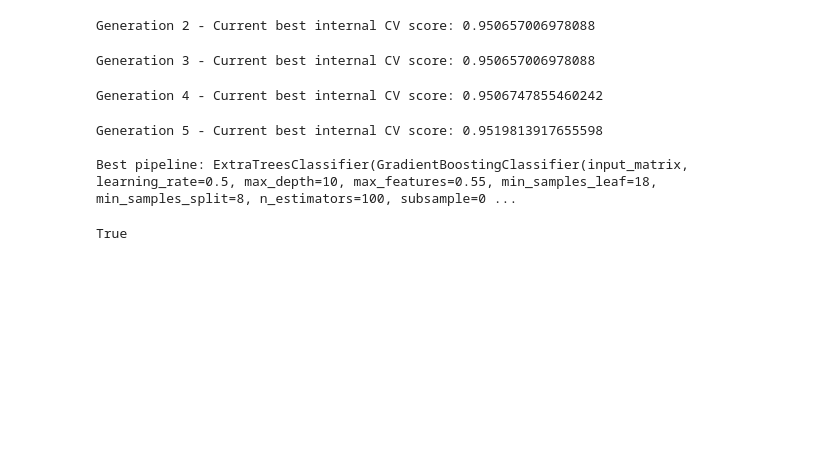
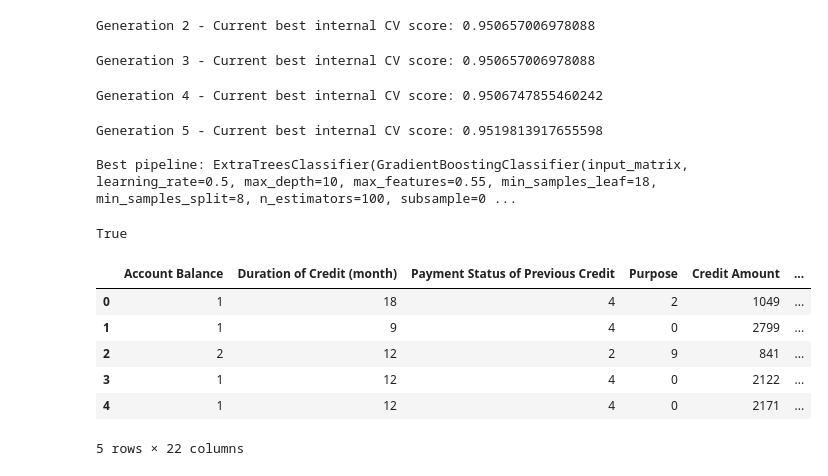
Before and after one commit to AtharKharal/Data_science_with_python, a Jupyter notebook: featuretools_and_TPOT_workflow_ver_0p2.ipynb, the cells around one changed output. Cells and saved outputs as stored; diff of their text form; code cells hidden in the pictures; blank space fills up the shorter version.

```diff
--- a/featuretools_and_TPOT_workflow_ver_0p2.ipynb
+++ b/featuretools_and_TPOT_workflow_ver_0p2.ipynb
@@ -93,3 +91,14 @@ Best pipeline: ExtraTreesClassifier(GradientBoostingClassifier(input_matrix, lea
 tpot.export('solution_to_german_credit.py')
 # %% [output]
 True
+# %%
+tpot_data = pd.concat([X,y.rename("target")], axis = 1)
+tpot_data.head()
+# %% [output]
+|  | Account Balance | Duration of Credit (month) | Payment Status of Previous Credit | Purpose | Credit Amount | ... |
+| 0 | 1 | 18 | 4 | 2 | 1049 | ... |
+| 1 | 1 | 9 | 4 | 0 | 2799 | ... |
+| 2 | 2 | 12 | 2 | 9 | 841 | ... |
+| 3 | 1 | 12 | 4 | 0 | 2122 | ... |
+| 4 | 1 | 12 | 4 | 0 | 2171 | ... |
+5 rows × 22 columns
```
Also changed, not shown: parts of 3 cells of this notebook.
